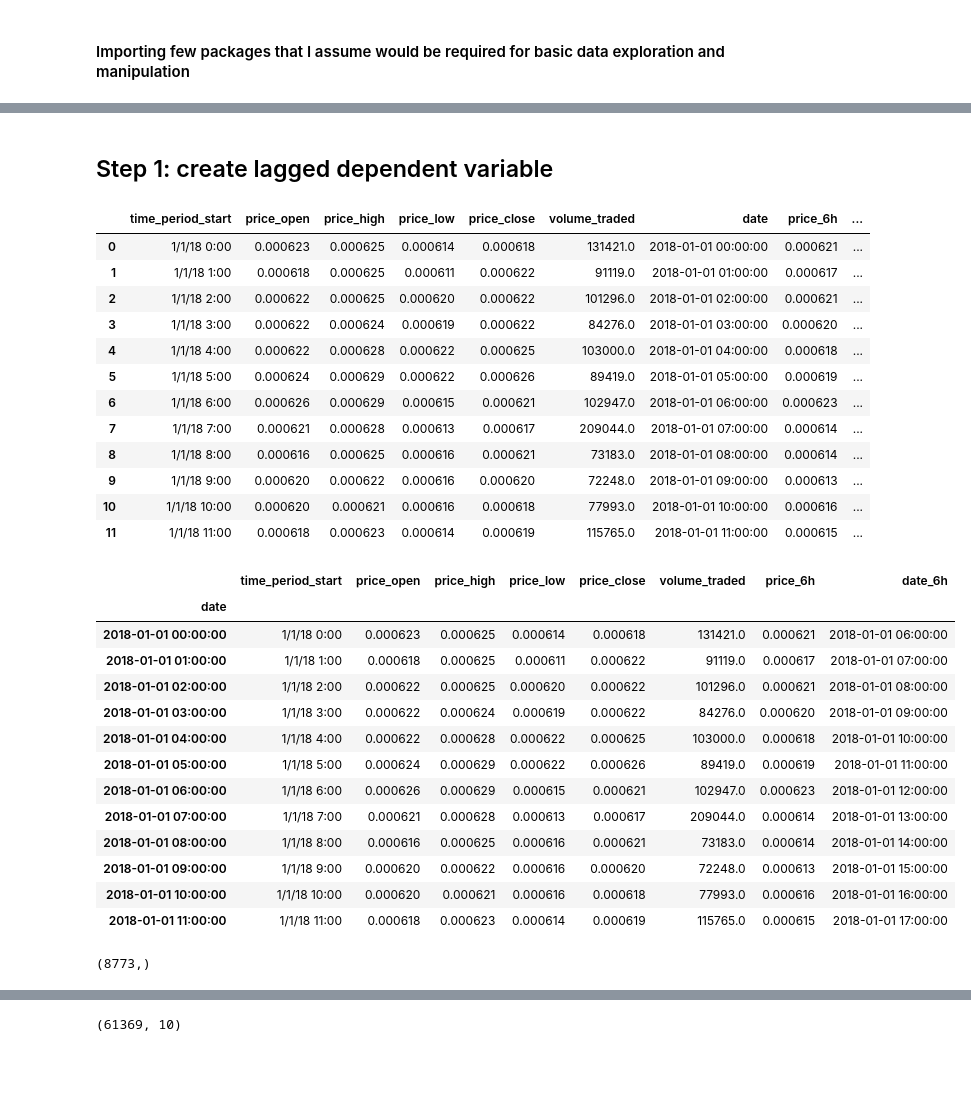
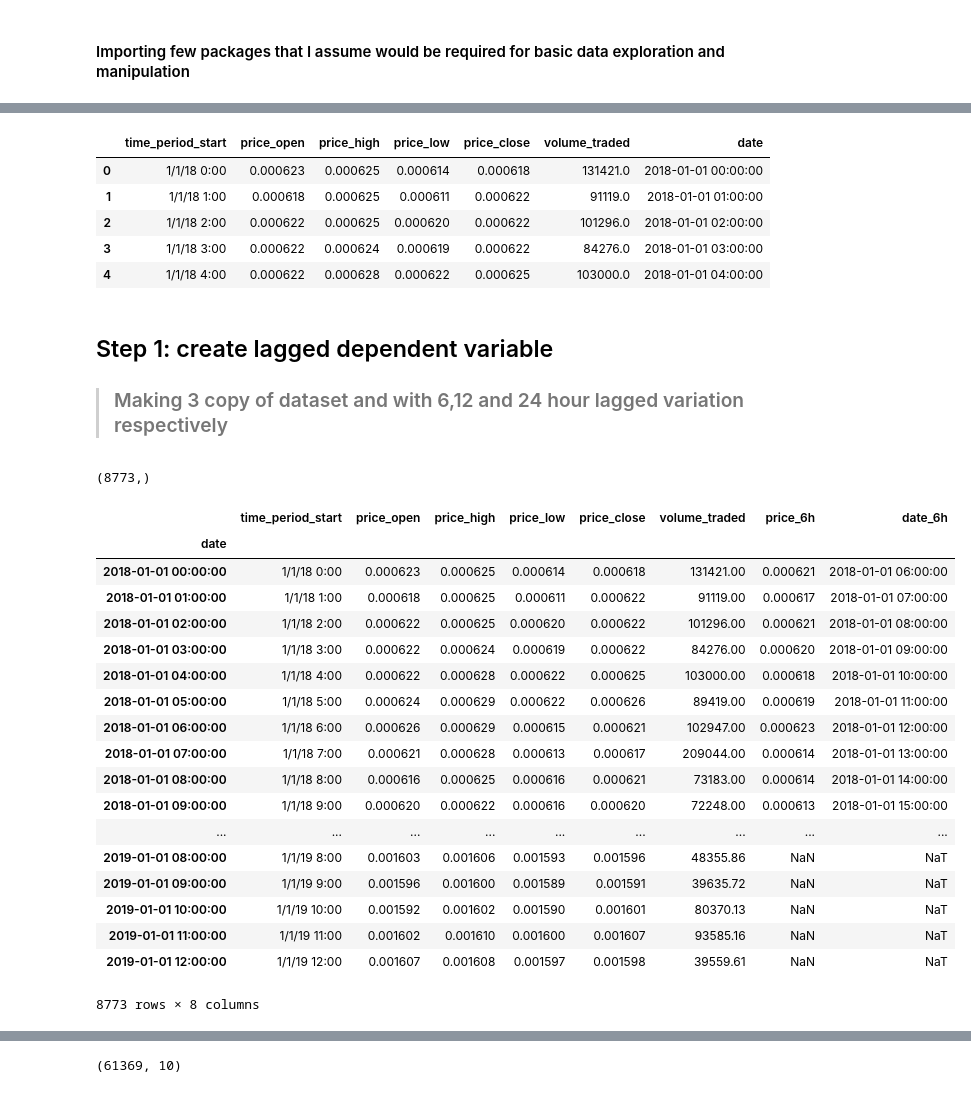
Before and after one commit to amitbhsingh/Project, a Jupyter notebook: 01_Project/binance.ipynb, the cells around one changed output, grey strips where cells are left out. Drawn from its saved outputs; the diff is of its cells as text; code cells hidden in the pictures; blank space fills up the shorter version.

```diff
--- a/01_Project/binance.ipynb
+++ b/01_Project/binance.ipynb
@@ -65,0 +63,3 @@ binance.head(1)
+# %%
+binance6h=binance.copy()
+binance6h.head()
@@ -66,2 +83,13 @@ binance.head(1)
+# %%
+binance24h=binance.copy()
+binance24h.head()
+# %% [output]
+|  | time_period_start | price_open | price_high | price_low | price_close | volume_traded | date |
+| 0 | 1/1/18 0:00 | 0.000623 | 0.000625 | 0.000614 | 0.000618 | 131421.0 | 2018-01-01 00:00:00 |
+| 1 | 1/1/18 1:00 | 0.000618 | 0.000625 | 0.000611 | 0.000622 | 91119.0 | 2018-01-01 01:00:00 |
+| 2 | 1/1/18 2:00 | 0.000622 | 0.000625 | 0.000620 | 0.000622 | 101296.0 | 2018-01-01 02:00:00 |
+| 3 | 1/1/18 3:00 | 0.000622 | 0.000624 | 0.000619 | 0.000622 | 84276.0 | 2018-01-01 03:00:00 |
+| 4 | 1/1/18 4:00 | 0.000622 | 0.000628 | 0.000622 | 0.000625 | 103000.0 | 2018-01-01 04:00:00 |
 # %% [markdown]
 ## Step 1: create lagged dependent variable
+> ### Making 3 copy of dataset and with 6,12 and 24 hour lagged variation respectively
@@ -71,35 +96,9 @@ binance['date_6h'] = binance['date'].shift(-6)
-# %%
-binance.head(12)
-# %% [output]
-|  | time_period_start | price_open | price_high | price_low | price_close | volume_traded | date | price_6h | ... |
-| 0 | 1/1/18 0:00 | 0.000623 | 0.000625 | 0.000614 | 0.000618 | 131421.0 | 2018-01-01 00:00:00 | 0.000621 | ... |
-| 1 | 1/1/18 1:00 | 0.000618 | 0.000625 | 0.000611 | 0.000622 | 91119.0 | 2018-01-01 01:00:00 | 0.000617 | ... |
-| 2 | 1/1/18 2:00 | 0.000622 | 0.000625 | 0.000620 | 0.000622 | 101296.0 | 2018-01-01 02:00:00 | 0.000621 | ... |
-| 3 | 1/1/18 3:00 | 0.000622 | 0.000624 | 0.000619 | 0.000622 | 84276.0 | 2018-01-01 03:00:00 | 0.000620 | ... |
-| 4 | 1/1/18 4:00 | 0.000622 | 0.000628 | 0.000622 | 0.000625 | 103000.0 | 2018-01-01 04:00:00 | 0.000618 | ... |
-| 5 | 1/1/18 5:00 | 0.000624 | 0.000629 | 0.000622 | 0.000626 | 89419.0 | 2018-01-01 05:00:00 | 0.000619 | ... |
-| 6 | 1/1/18 6:00 | 0.000626 | 0.000629 | 0.000615 | 0.000621 | 102947.0 | 2018-01-01 06:00:00 | 0.000623 | ... |
-| 7 | 1/1/18 7:00 | 0.000621 | 0.000628 | 0.000613 | 0.000617 | 209044.0 | 2018-01-01 07:00:00 | 0.000614 | ... |
-| 8 | 1/1/18 8:00 | 0.000616 | 0.000625 | 0.000616 | 0.000621 | 73183.0 | 2018-01-01 08:00:00 | 0.000614 | ... |
-| 9 | 1/1/18 9:00 | 0.000620 | 0.000622 | 0.000616 | 0.000620 | 72248.0 | 2018-01-01 09:00:00 | 0.000613 | ... |
-| 10 | 1/1/18 10:00 | 0.000620 | 0.000621 | 0.000616 | 0.000618 | 77993.0 | 2018-01-01 10:00:00 | 0.000616 | ... |
-| 11 | 1/1/18 11:00 | 0.000618 | 0.000623 | 0.000614 | 0.000619 | 115765.0 | 2018-01-01 11:00:00 | 0.000615 | ... |
+# %%
+binance6h['price_6h'] = binance6h['price_close'].shift(-6)
+binance6h['date_6h'] = binance6h['date'].shift(-6)
+binance12h['price_12h'] = binance12h['price_close'].shift(-12)
+binance12h['date_12h'] = binance12h['date'].shift(-12)
+binance24h['price_24h'] = binance24h['price_close'].shift(-24)
+binance24h['date_24h'] = binance24h['date'].shift(-24)
 # %%
-binance.set_index('date', inplace=True)
+binance6h.set_index('date', inplace=True)
-# %%
-binance.head(12)
-# %% [output]
-|  | time_period_start | price_open | price_high | price_low | price_close | volume_traded | price_6h | date_6h |
-| date |  |  |  |  |  |  |  |  |
-| 2018-01-01 00:00:00 | 1/1/18 0:00 | 0.000623 | 0.000625 | 0.000614 | 0.000618 | 131421.0 | 0.000621 | 2018-01-01 06:00:00 |
-| 2018-01-01 01:00:00 | 1/1/18 1:00 | 0.000618 | 0.000625 | 0.000611 | 0.000622 | 91119.0 | 0.000617 | 2018-01-01 07:00:00 |
-| 2018-01-01 02:00:00 | 1/1/18 2:00 | 0.000622 | 0.000625 | 0.000620 | 0.000622 | 101296.0 | 0.000621 | 2018-01-01 08:00:00 |
-| 2018-01-01 03:00:00 | 1/1/18 3:00 | 0.000622 | 0.000624 | 0.000619 | 0.000622 | 84276.0 | 0.000620 | 2018-01-01 09:00:00 |
-| 2018-01-01 04:00:00 | 1/1/18 4:00 | 0.000622 | 0.000628 | 0.000622 | 0.000625 | 103000.0 | 0.000618 | 2018-01-01 10:00:00 |
-| 2018-01-01 05:00:00 | 1/1/18 5:00 | 0.000624 | 0.000629 | 0.000622 | 0.000626 | 89419.0 | 0.000619 | 2018-01-01 11:00:00 |
-| 2018-01-01 06:00:00 | 1/1/18 6:00 | 0.000626 | 0.000629 | 0.000615 | 0.000621 | 102947.0 | 0.000623 | 2018-01-01 12:00:00 |
-| 2018-01-01 07:00:00 | 1/1/18 7:00 | 0.000621 | 0.000628 | 0.000613 | 0.000617 | 209044.0 | 0.000614 | 2018-01-01 13:00:00 |
-| 2018-01-01 08:00:00 | 1/1/18 8:00 | 0.000616 | 0.000625 | 0.000616 | 0.000621 | 73183.0 | 0.000614 | 2018-01-01 14:00:00 |
-| 2018-01-01 09:00:00 | 1/1/18 9:00 | 0.000620 | 0.000622 | 0.000616 | 0.000620 | 72248.0 | 0.000613 | 2018-01-01 15:00:00 |
-| 2018-01-01 10:00:00 | 1/1/18 10:00 | 0.000620 | 0.000621 | 0.000616 | 0.000618 | 77993.0 | 0.000616 | 2018-01-01 16:00:00 |
-| 2018-01-01 11:00:00 | 1/1/18 11:00 | 0.000618 | 0.000623 | 0.000614 | 0.000619 | 115765.0 | 0.000615 | 2018-01-01 17:00:00 |
@@ -108,6 +111,28 @@ unique_dates = binance.index.unique()
 unique_dates.shape
 # %% [output]
 (8773,)
+# %%
+binance6h
+# %% [output]
+|  | time_period_start | price_open | price_high | price_low | price_close | volume_traded | price_6h | date_6h |
+| date |  |  |  |  |  |  |  |  |
+| 2018-01-01 00:00:00 | 1/1/18 0:00 | 0.000623 | 0.000625 | 0.000614 | 0.000618 | 131421.00 | 0.000621 | 2018-01-01 06:00:00 |
+| 2018-01-01 01:00:00 | 1/1/18 1:00 | 0.000618 | 0.000625 | 0.000611 | 0.000622 | 91119.00 | 0.000617 | 2018-01-01 07:00:00 |
+| 2018-01-01 02:00:00 | 1/1/18 2:00 | 0.000622 | 0.000625 | 0.000620 | 0.000622 | 101296.00 | 0.000621 | 2018-01-01 08:00:00 |
+| 2018-01-01 03:00:00 | 1/1/18 3:00 | 0.000622 | 0.000624 | 0.000619 | 0.000622 | 84276.00 | 0.000620 | 2018-01-01 09:00:00 |
+| 2018-01-01 04:00:00 | 1/1/18 4:00 | 0.000622 | 0.000628 | 0.000622 | 0.000625 | 103000.00 | 0.000618 | 2018-01-01 10:00:00 |
+| 2018-01-01 05:00:00 | 1/1/18 5:00 | 0.000624 | 0.000629 | 0.000622 | 0.000626 | 89419.00 | 0.000619 | 2018-01-01 11:00:00 |
+| 2018-01-01 06:00:00 | 1/1/18 6:00 | 0.000626 | 0.000629 | 0.000615 | 0.000621 | 102947.00 | 0.000623 | 2018-01-01 12:00:00 |
+| 2018-01-01 07:00:00 | 1/1/18 7:00 | 0.000621 | 0.000628 | 0.000613 | 0.000617 | 209044.00 | 0.000614 | 2018-01-01 13:00:00 |
+| 2018-01-01 08:00:00 | 1/1/18 8:00 | 0.000616 | 0.000625 | 0.000616 | 0.000621 | 73183.00 | 0.000614 | 2018-01-01 14:00:00 |
+| 2018-01-01 09:00:00 | 1/1/18 9:00 | 0.000620 | 0.000622 | 0.000616 | 0.000620 | 72248.00 | 0.000613 | 2018-01-01 15:00:00 |
+| ... | ... | ... | ... | ... | ... | ... | ... | ... |
+| 2019-01-01 08:00:00 | 1/1/19 8:00 | 0.001603 | 0.001606 | 0.001593 | 0.001596 | 48355.86 | NaN | NaT |
+| 2019-01-01 09:00:00 | 1/1/19 9:00 | 0.001596 | 0.001600 | 0.001589 | 0.001591 | 39635.72 | NaN | NaT |
+| 2019-01-01 10:00:00 | 1/1/19 10:00 | 0.001592 | 0.001602 | 0.001590 | 0.001601 | 80370.13 | NaN | NaT |
+| 2019-01-01 11:00:00 | 1/1/19 11:00 | 0.001602 | 0.001610 | 0.001600 | 0.001607 | 93585.16 | NaN | NaT |
+| 2019-01-01 12:00:00 | 1/1/19 12:00 | 0.001607 | 0.001608 | 0.001597 | 0.001598 | 39559.61 | NaN | NaT |
+8773 rows × 8 columns
 # %%
 
 tseries = []
```
Also changed, not shown: parts of 11 cells of this notebook, 1 other file.
